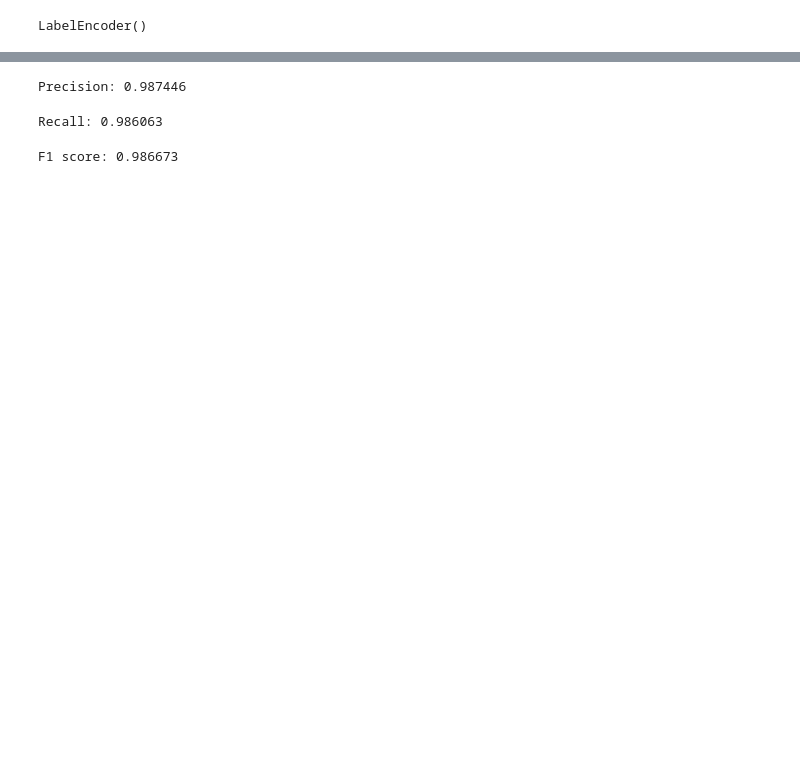
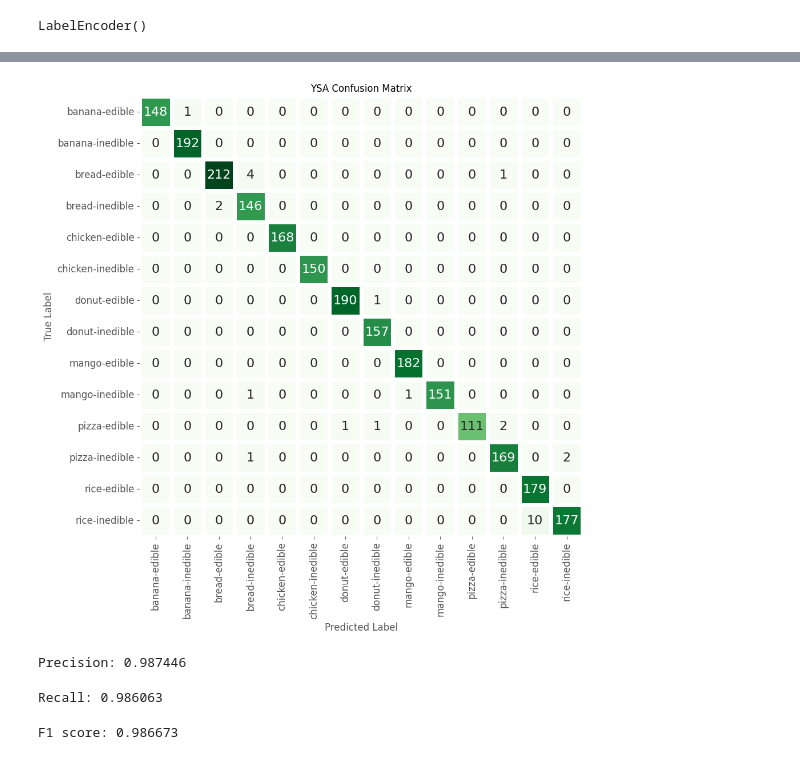
Before and after one commit to Savory-Team/foodition-edible-food-classification, a Jupyter notebook: classifier.ipynb, the cells around one changed output, grey strips where cells are left out. Drawn from its saved outputs; the diff is of its cells as text; code cells hidden in the pictures; blank space fills up the shorter version.

```diff
--- a/classifier.ipynb
+++ b/classifier.ipynb
@@ -202,7 +214,7 @@ cm = confusion_matrix(test_labels,toClass(y_pred))
 df1 = pd.DataFrame(columns=['banana-edible', 'banana-inedible', 'bread-edible', 'bread-inedible', 'chicken-edible', 'chicken-inedible', 'donut-edible','donut-inedible', 'mango-edible', 'mango-inedible', 'pizza-edible','pizza-inedible', 'rice-edible', 'rice-inedible'],
                    index= ['banana-edible', 'banana-inedible', 'bread-edible', 'bread-inedible', 'chicken-edible', 'chicken-inedible', 'donut-edible','donut-inedible', 'mango-edible', 'mango-inedible', 'pizza-edible','pizza-inedible', 'rice-edible', 'rice-inedible'], data= cm )
 
-f,ax = plt.subplots(figsize=(6,6))
+f,ax = plt.subplots(figsize=(10,10))
 
 sns.heatmap(df1, annot=True,cmap="Greens", fmt= '.0f',ax=ax,linewidths = 5, cbar = False,annot_kws={"size": 16})
 plt.xlabel("Predicted Label")
@@ -216,3 +228,4 @@ InternalError: Failed copying input tensor from /job:localhost/replica:0/task:0/
+[figure, added]
 # %%
 import sklearn.metrics as metrics
 
```
Also changed, not shown: parts of 16 cells of this notebook.
